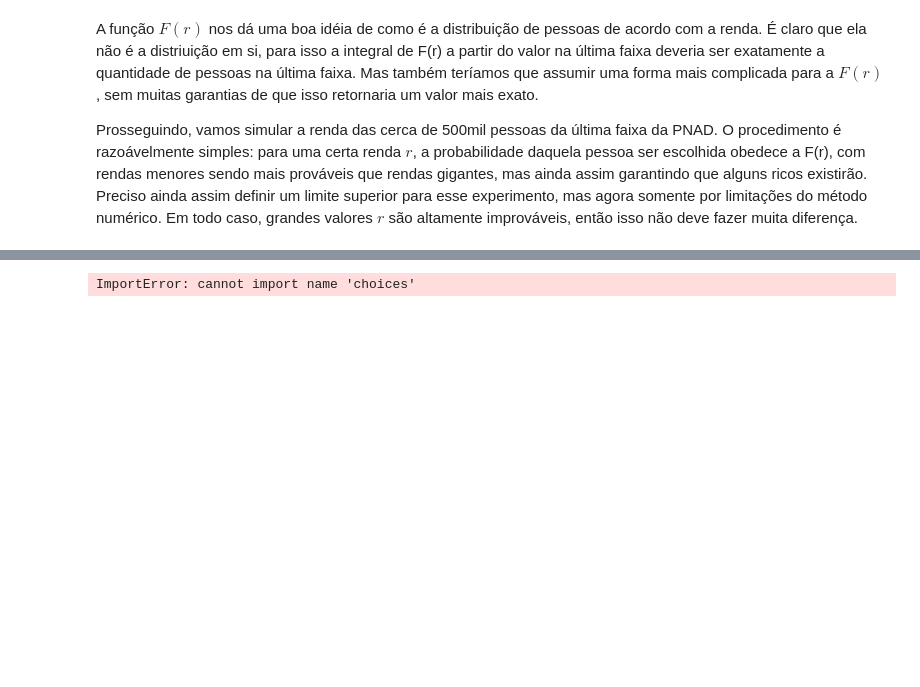
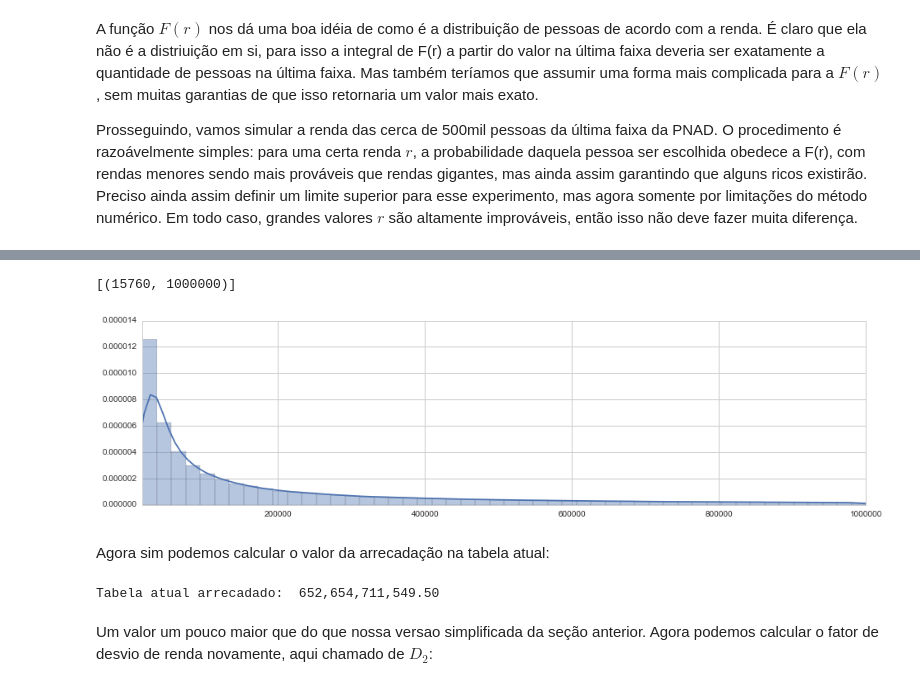
Before and after one commit to hugolouzada/TaxBracketBr, a Jupyter notebook: NewTaxBrackets.ipynb, the cells around one changed output, grey strips where cells are left out. Drawn from its saved outputs; the diff is of its cells as text; code cells hidden in the pictures; blank space fills up the shorter version.

```diff
--- a/NewTaxBrackets.ipynb
+++ b/NewTaxBrackets.ipynb
@@ -446,15 +430,19 @@ sys.version
 # %%
-lim_sup_r = 1e6
+lim_sup_r = int(1e6)
 
 from random import choices
 
 rs = []
 Frs = []
 
 for r in range(15760,lim_sup_r):
     rs.append(r)
     Frs.append(pnad_F_r(r))
 
 rich_people = choices(population = rs, weights=Frs,k=532748)
+ax = sns.distplot(rich_people)
+
+ax.set(xlim=(15760, lim_sup_r))
 # %% [output]
-ImportError: cannot import name 'choices'
+[(15760, 1000000)]
+[figure, added]
@@ -460,0 +453,12 @@ ImportError: cannot import name 'choices'
+# %% [markdown]
+Agora sim podemos calcular o valor da arrecadação na tabela atual:
+# %%
+rich_people_df['aliquota'] = 0.275
+current_bracket_revenue_pnad['pagantes'] = current_bracket_revenue_pnad['pagantes']/(1-D)
+
+pnad_atual_completa = pd.concat([current_bracket_revenue_pnad[['renda_mensal_media','pagantes','aliquota']][0:7],rich_people_df])
+print("Tabela atual arrecadado:  {:0,.2f}".format(total_revenue(pnad_atual_completa)))
+# %% [output]
+Tabela atual arrecadado:  652,654,711,549.50
+# %% [markdown]
+Um valor um pouco maior que do que nossa versao simplificada da seção anterior. Agora podemos calcular o fator de desvio de renda novamente, aqui chamado de $D_2$:
```
Also changed, not shown: parts of 15 cells of this notebook, 5 other files.
